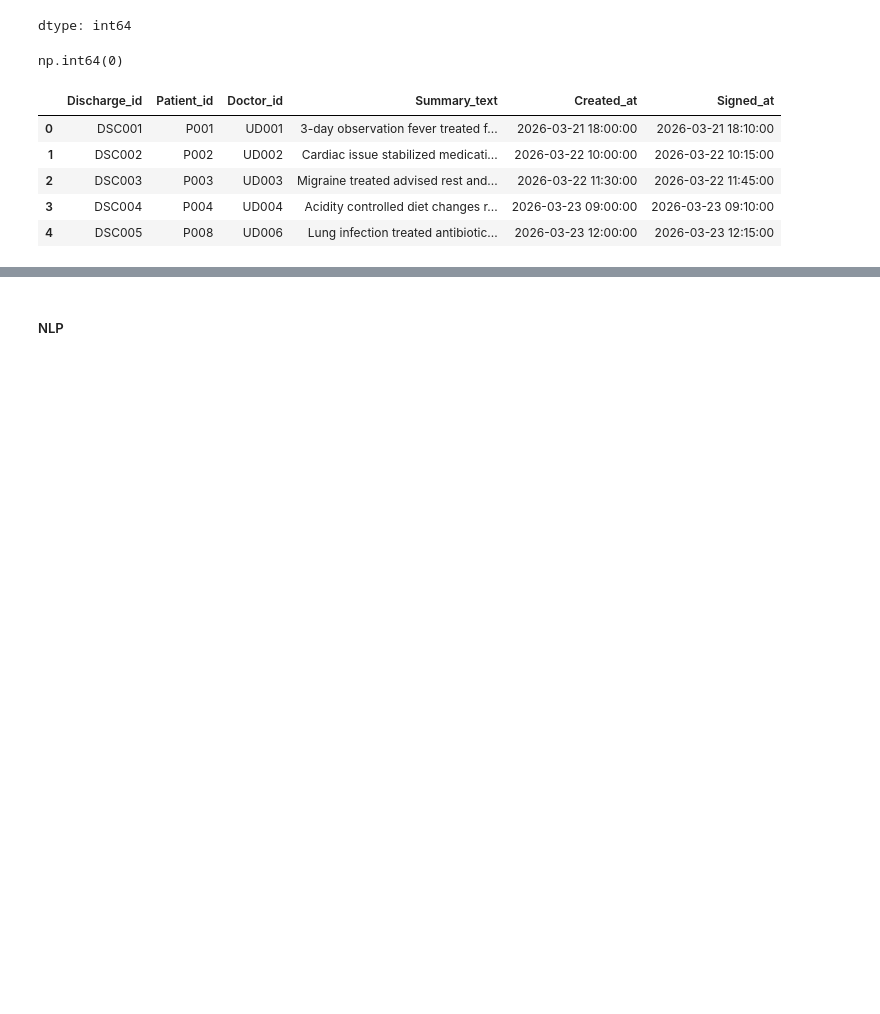
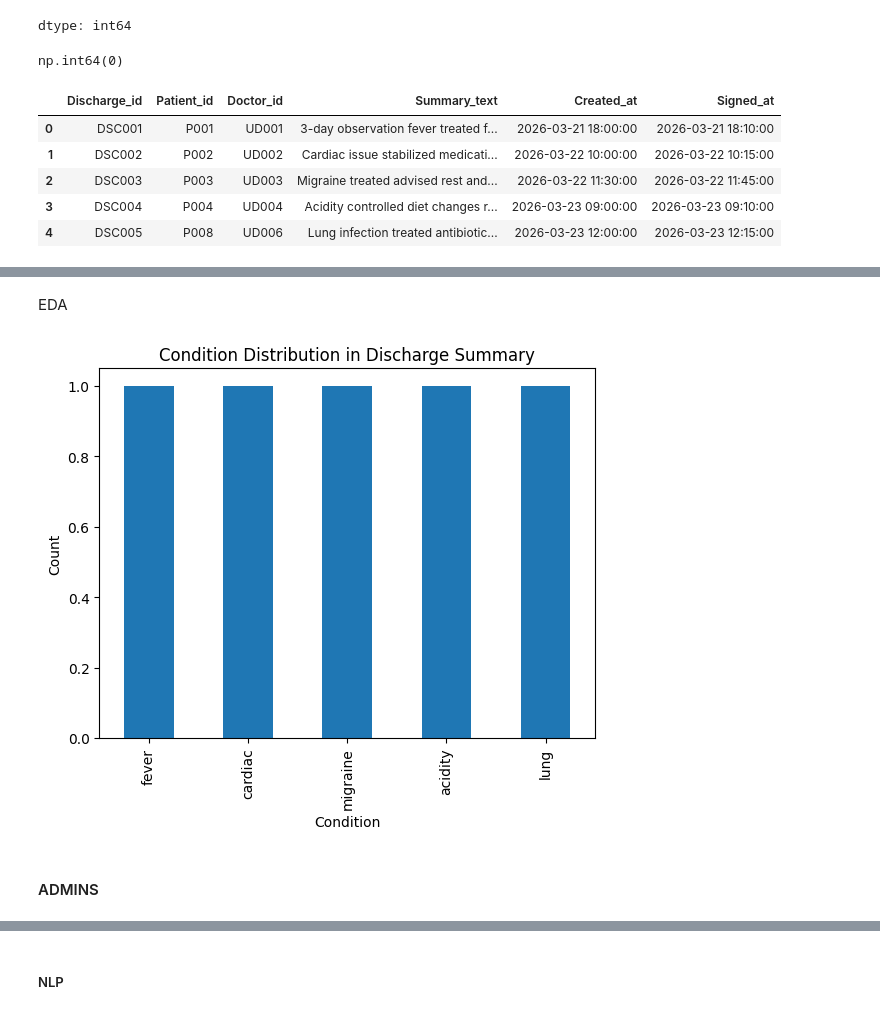
Before and after one commit to Rekha-vivek/Care_Connect_AI, a Jupyter notebook: Care_connect_AI.ipynb, the cells around one changed output, grey strips where cells are left out. Drawn from its saved outputs; the diff is of its cells as text; code cells hidden in the pictures; blank space fills up the shorter version.

```diff
--- a/Care_connect_AI.ipynb
+++ b/Care_connect_AI.ipynb
@@ -925,6 +940,7 @@ doctor_map = {
     "fever": "General Physician",
     "brain": "Neurologist",
     "heart": "Cardiologist",
+    "diabetes": "Endocrinologist",
     "unknown": "General Physician"
 }
 # %%
@@ -960,0 +1006,16 @@ unknown
+# %% [markdown]
+EDA
+# %%
+import matplotlib.pyplot as plt
+
+ds_df['condition'].value_counts().plot(kind='bar')
+plt.title("Condition Distribution in Discharge Summary")
+plt.xlabel("Condition")
+plt.ylabel("Count")
+plt.show()
+
+#Visualizes the distribution of medical conditions for better understanding of trends.
+# %% [output]
+[figure, added]
+# %% [markdown]
+#### ADMINS
```
Also changed, not shown: parts of 33 cells of this notebook.
